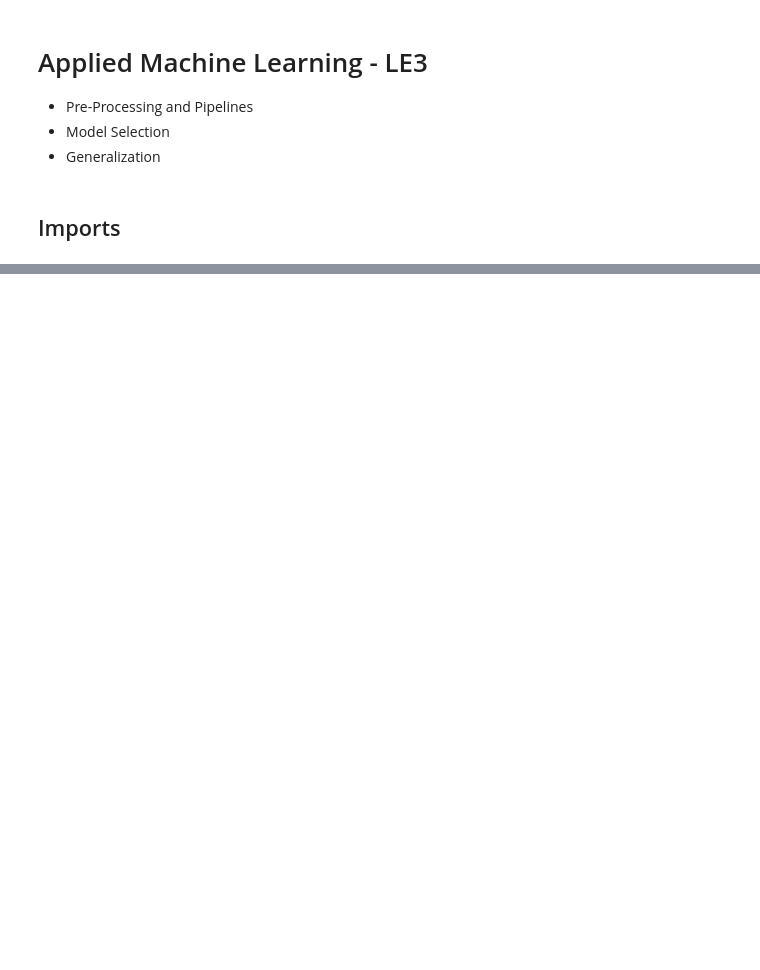
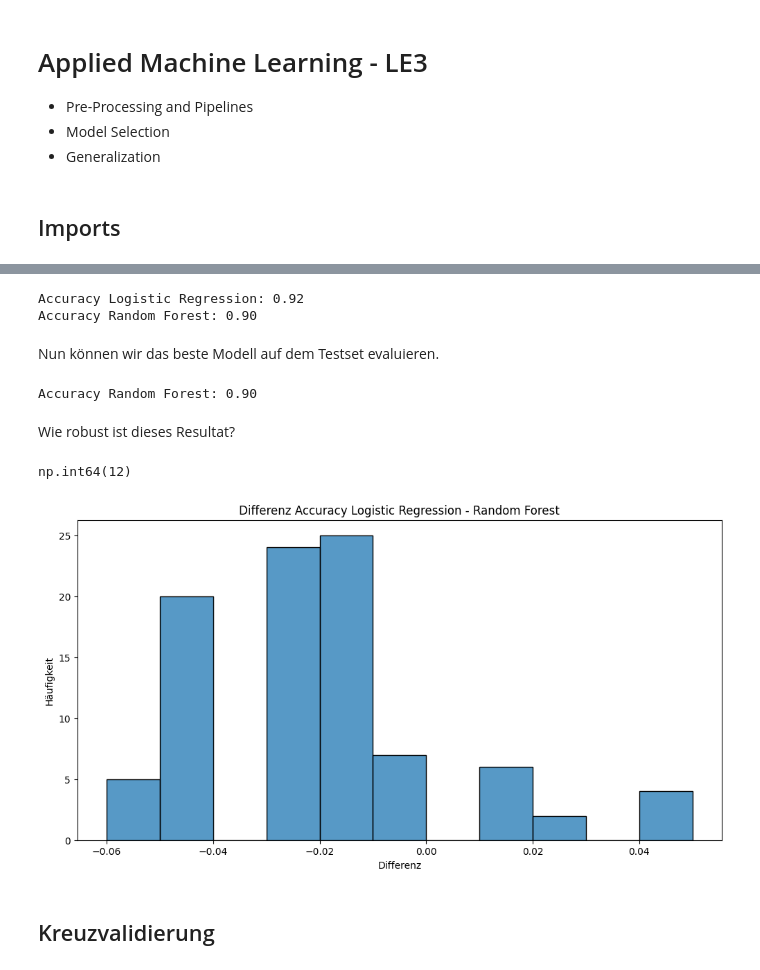
Before and after one commit to marco-willi/applied-ml-course, a Jupyter notebook: notebooks/01-mw-main.ipynb, the cells around one changed output, grey strips where cells are left out. Cells and saved outputs as stored; diff of their text form; code cells hidden in the pictures; blank space fills up the shorter version.

```diff
--- a/notebooks/01-mw-main.ipynb
+++ b/notebooks/01-mw-main.ipynb
@@ -356,0 +154,54 @@ preprocessing_options = [
+# %%
+from sklearn.model_selection import train_test_split
+
+
+X2d_train, X2d_test, y_train, y_test = train_test_split(X2d, y, test_size=0.2, random_state=123, stratify=y)
+X2d_train, X2d_val, y_train, y_val = train_test_split(X2d_train, y_train, test_size=0.2, random_state=123, stratify=y_train)
+
+
+clf = LogisticRegression()
+clf = clf.fit(X2d_train, y_train)
+
+# train a random forest classifier
+clf2 = RandomForestClassifier(n_estimators=50)
+clf2 = clf2.fit(X=X2d_train, y=y_train)
+
+
+print(f"Accuracy Logistic Regression: {clf.score(X2d_val, y_val):.2f}")
+print(f"Accuracy Random Forest: {clf2.score(X2d_val, y_val):.2f}")
+# %% [output]
+Accuracy Logistic Regression: 0.92
+Accuracy Random Forest: 0.90
+# %% [markdown]
+Nun können wir das beste Modell auf dem Testset evaluieren.
+# %%
+print(f"Accuracy Random Forest: {clf2.score(X2d_test, y_test):.2f}")
+# %% [output]
+Accuracy Random Forest: 0.90
+# %% [markdown]
+Wie robust ist dieses Resultat?
+# %%
+deltas = list()
+for random_state in range(0, 100):
+
+    X2d_train, X2d_test, y_train, y_test = train_test_split(X2d, y, test_size=0.2, random_state=123, stratify=y)
+    X2d_train, X2d_val, y_train, y_val = train_test_split(X2d_train, y_train, test_size=0.2, random_state=random_state, stratify=y_train)
+
+    clf = LogisticRegression()
+    clf = clf.fit(X2d_train, y_train)
+
+    # train a random forest classifier
+    clf2 = RandomForestClassifier(n_estimators=50)
+    clf2 = clf2.fit(X=X2d_train, y=y_train)
+
+    deltas.append(clf.score(X2d_val, y_val) - clf2.score(X2d_val, y_val))
+# %%
+fig, ax = plt.subplots(figsize=(12, 6))
+_ = sns.histplot(deltas, bins=np.arange(-0.06, 0.06, 0.01), ax=ax).set(title="Differenz Accuracy Logistic Regression - Random Forest", xlabel="Differenz", ylabel="Häufigkeit")
+
+sum(np.array(deltas) > 0)
+# %% [output]
+np.int64(12)
+[figure, added]
+# %% [markdown]
+## Kreuzvalidierung
```
Also changed, not shown: parts of 98 cells of this notebook, 7 other files.
